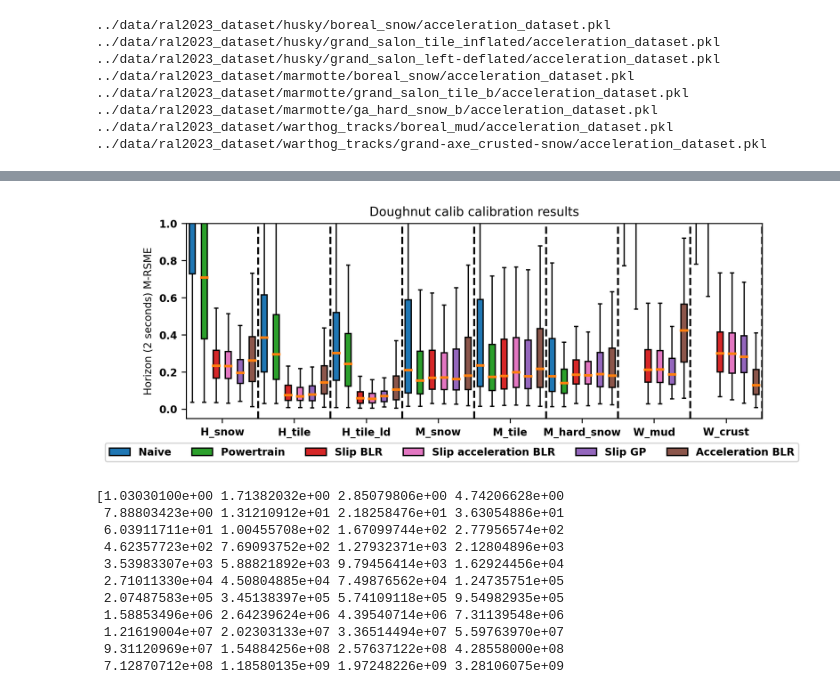
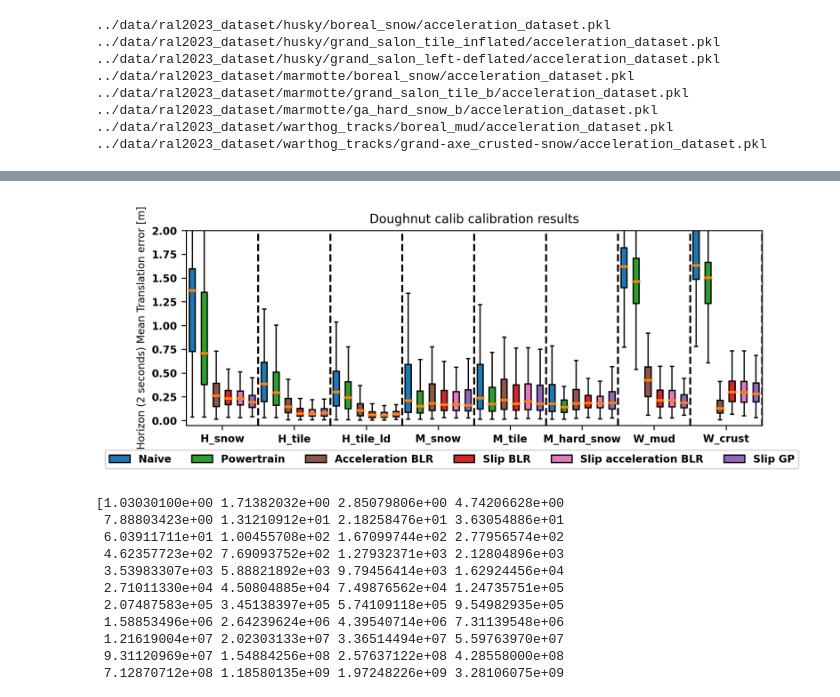
Before and after one commit to norlab-ulaval/norlab_WMRD, a Jupyter notebook: RAL2023/prediction_errors.ipynb, the cells around one changed output, grey strips where cells are left out. Cells and saved outputs as stored; diff of their text form; code cells hidden in the pictures.

```diff
--- a/RAL2023/prediction_errors.ipynb
+++ b/RAL2023/prediction_errors.ipynb
@@ -738,7 +744,7 @@ blr_slip_acceleration_box_color = 'C6'
 blr_acceleration_box_color = 'C5'
 boxplots_width = 0.5
 
-y_max = 1
+y_max = 2
 y_min = -0.05
 
 for i in range(len(validate_datasets)):
@@ -753,52 +759,54 @@ for i in range(len(validate_datasets)):
                    whiskerprops=dict(color='k'),
                    medianprops=dict(color=medians_color, linewidth=2))
 
-    blr_slip = ax.boxplot(blr_slip_prediction_errors_list[i], positions = [6*i+2], widths=boxplots_width, showfliers=False, patch_artist=True,
+    blr_acceleration = ax.boxplot(blr_acceleration_prediction_errors_list[i], positions = [6*i+2], widths=boxplots_width, showfliers=False, patch_artist=True,
+                   boxprops=dict(facecolor = blr_acceleration_box_color, color = 'k'),
+                   whiskerprops=dict(color='k'),
+                   medianprops=dict(color=medians_color, linewidth=2))
+
+    blr_slip = ax.boxplot(blr_slip_prediction_errors_list[i], positions = [6*i+3], widths=boxplots_width, showfliers=False, patch_artist=True,
                    boxprops=dict(facecolor = blr_slip_box_color, color = 'k'),
                    whiskerprops=dict(color='k'),
                    medianprops=dict(color=medians_color, linewidth=2))
 
-    blr_slip_acceleration = ax.boxplot(blr_slip_acceleration_prediction_errors_list[i], positions = [6*i+3], widths=boxplots_width, showfliers=False, patch_artist=True,
+    blr_slip_acceleration = ax.boxplot(blr_slip_acceleration_prediction_errors_list[i], positions = [6*i+4], widths=boxplots_width, showfliers=False, patch_artist=True,
                    boxprops=dict(facecolor = blr_slip_acceleration_box_color, color = 'k'),
                    whiskerprops=dict(color='k'),
                    medianprops=dict(color=medians_color, linewidth=2))
 
-    gp_slip = ax.boxplot(gp_slip_prediction_errors_list[i], positions = [6*i+4], widths=boxplots_width, showfliers=False, patch_artist=True,
+    gp_slip = ax.boxplot(gp_slip_prediction_errors_list[i], positions = [6*i+5], widths=boxplots_width, showfliers=False, patch_artist=True,
                    boxprops=dict(facecolor = gp_slip_box_color, color = 'k'),
                    whiskerprops=dict(color='k'),
                    medianprops=dict(color=medians_color, linewidth=2))
 
-    blr_acceleration = ax.boxplot(blr_acceleration_prediction_errors_list[i], positions = [6*i+5], widths=boxplots_width, showfliers=False, patch_artist=True,
-                   boxprops=dict(facecolor = blr_acceleration_box_color, color = 'k'),
-                   whiskerprops=dict(color='k'),
-                   medianprops=dict(color=medians_color, linewidth=2))
+
 
     ax.vlines(6*i+5.5, y_min, y_max, colors='k', linestyles='dashed')
 
 ax.set_ylim(y_min, y_max)
 
 xticks = []
 for i in range(len(dataset_labels)):
     xticks.append(6.0*i+2.5)
 ax.set_xticks(xticks)
 ax.set_xticklabels(dataset_labels)
-ax.set_ylabel('Horizon (2 seconds) M-RSME')
+ax.set_ylabel('Horizon (2 seconds) Mean Translation error [m]')
 # ax.set_yscale('log')
 ax.set_title('Doughnut calib calibration results')
 
 # legend
 legend_elements = [Rectangle((0,0), width=5, height=3, facecolor=cmd_box_color, label='Naive', linestyle='solid', edgecolor='k'),
                    Rectangle((0,0), width=5, height=3, facecolor=powertrain_box_color, label='Powertrain', linestyle='solid', edgecolor='k'),
+                   Rectangle((0,0), width=5, height=3, facecolor=blr_acceleration_box_color, label='Acceleration BLR', linestyle='solid', edgecolor='k'),
                   Rectangle((0,0), width=5, height=3, facecolor=blr_slip_box_color, label='Slip BLR', linestyle='solid', edgecolor='k'),
                    Rectangle((0,0), width=5, height=3, facecolor=blr_slip_acceleration_box_color, label='Slip acceleration BLR', linestyle='solid', edgecolor='k'),
-                  Rectangle((0,0), width=5, height=3, facecolor=gp_slip_box_color, label='Slip GP', linestyle='solid', edgecolor='k'),
-                   Rectangle((0,0), width=5, height=3, facecolor=blr_acceleration_box_color, label='Acceleration BLR', linestyle='solid', edgecolor='k')]
+                  Rectangle((0,0), width=5, height=3, facecolor=gp_slip_box_color, label='Slip GP', linestyle='solid', edgecolor='k')]
 
 fig.legend(handles=legend_elements, loc='center', ncol=6, bbox_to_anchor=(0.5,0.05))
 
-plt.savefig('figs/prediction_errors_warthog_mud.jpg')
+plt.savefig('figs/prediction_errors_translation_all.jpg')
 # %% [output]
-[figure, old version]
+[figure, new version]
 # %%
 # evaluate error with respect to number of training timesteps
 
```
Also changed, not shown: parts of 3 cells of this notebook, 7 other files.
